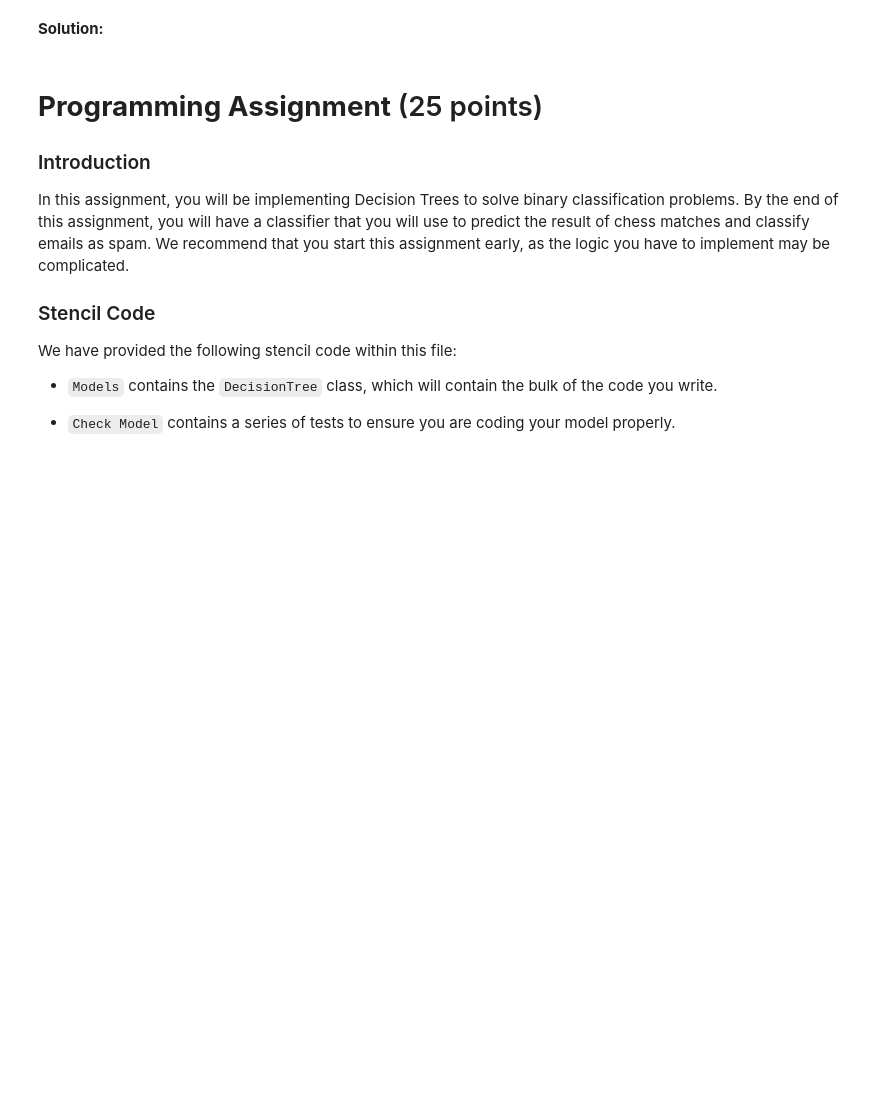
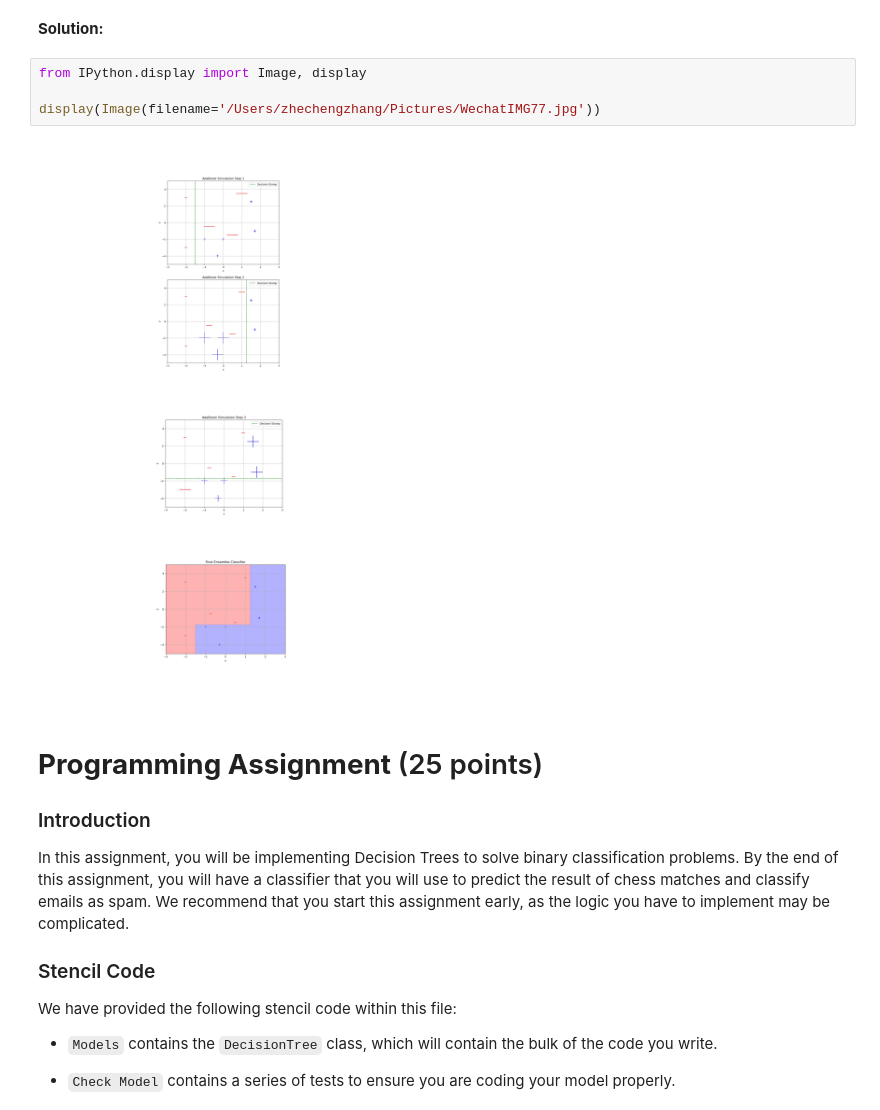
Before and after one commit to Wleebear/data2060-1, a Jupyter notebook: HW_05.ipynb, the cells around one changed output. Drawn from its saved outputs; the diff is of its cells as text; blank space fills up the shorter version.

```diff
--- a/HW_05.ipynb
+++ b/HW_05.ipynb
@@ -44,6 +44,12 @@ ensemble. Recall that decision stumps can only be vertical or
 horizontal.
 # %% [markdown]
 **Solution:**
+# %%
+from IPython.display import Image, display
+
+display(Image(filename='/Users/zhechengzhang/Pictures/WechatIMG77.jpg'))
+# %% [output]
+[figure, added]
 # %% [markdown]
 # **Programming Assignment** (25 points)
 
```
Also changed, not shown: parts of 14 cells of this notebook.
